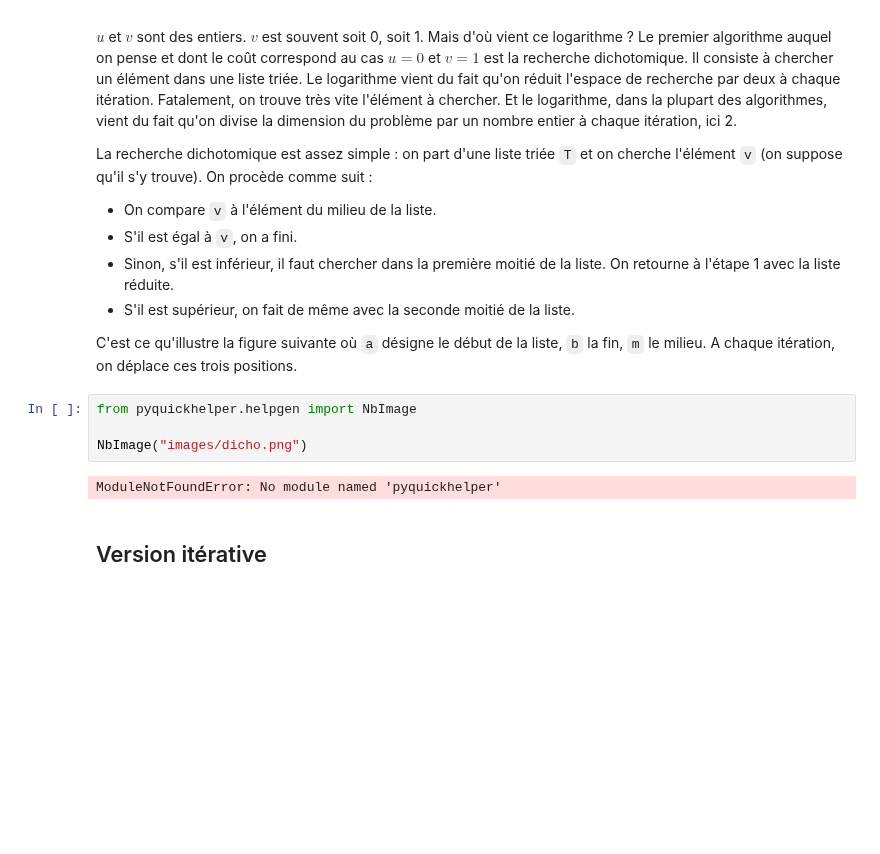
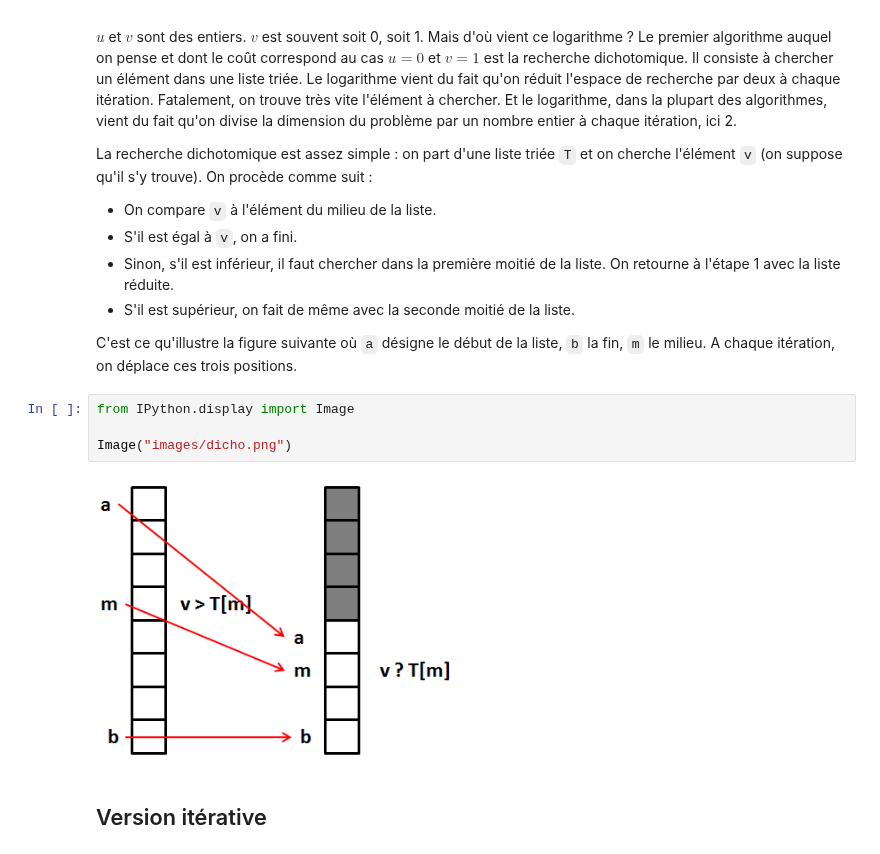
Before and after one commit to sdpython/teachpyx, a Jupyter notebook: _doc/practice/py-base/recherche_dichotomique.ipynb, the cells around one changed output. Saved outputs shown, nothing was run; the diff lists cells and outputs as text; blank space fills up the shorter version.

```diff
--- a/_doc/practice/py-base/recherche_dichotomique.ipynb
+++ b/_doc/practice/py-base/recherche_dichotomique.ipynb
@@ -18,11 +18,11 @@ La recherche dichotomique est assez simple : on part d'une liste triée ``T`` et
 
 C'est ce qu'illustre la figure suivante où ``a`` désigne le début de la liste, ``b`` la fin, ``m`` le milieu. A chaque itération, on déplace ces trois positions.
 # %%
-from pyquickhelper.helpgen import NbImage
+from IPython.display import Image
 
-NbImage("images/dicho.png")
+Image("images/dicho.png")
 # %% [output]
-ModuleNotFoundError: No module named 'pyquickhelper'
+[figure, added]
 # %% [markdown]
 ## Version itérative
 # %%
```
Also changed, not shown: 7 other files.
